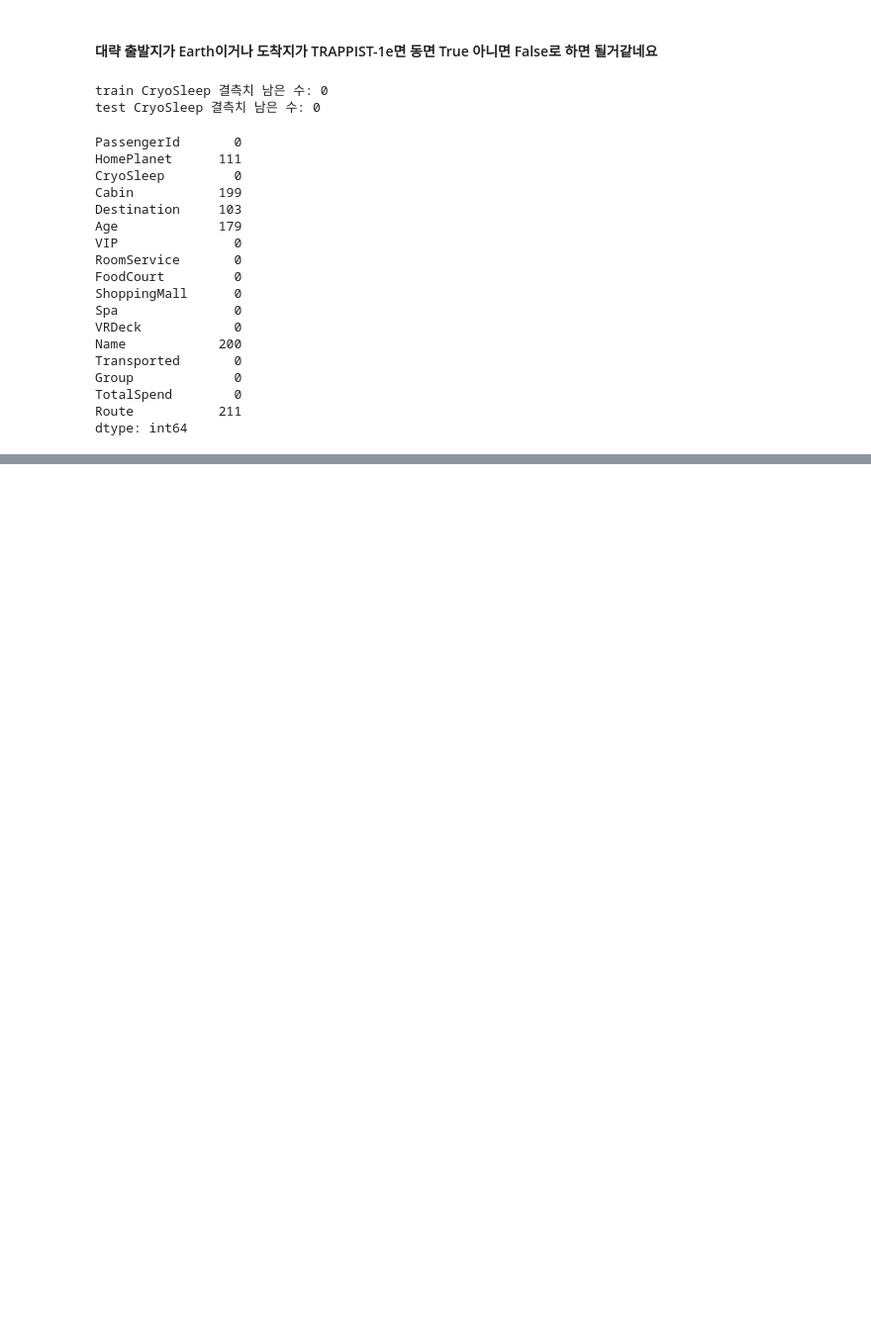
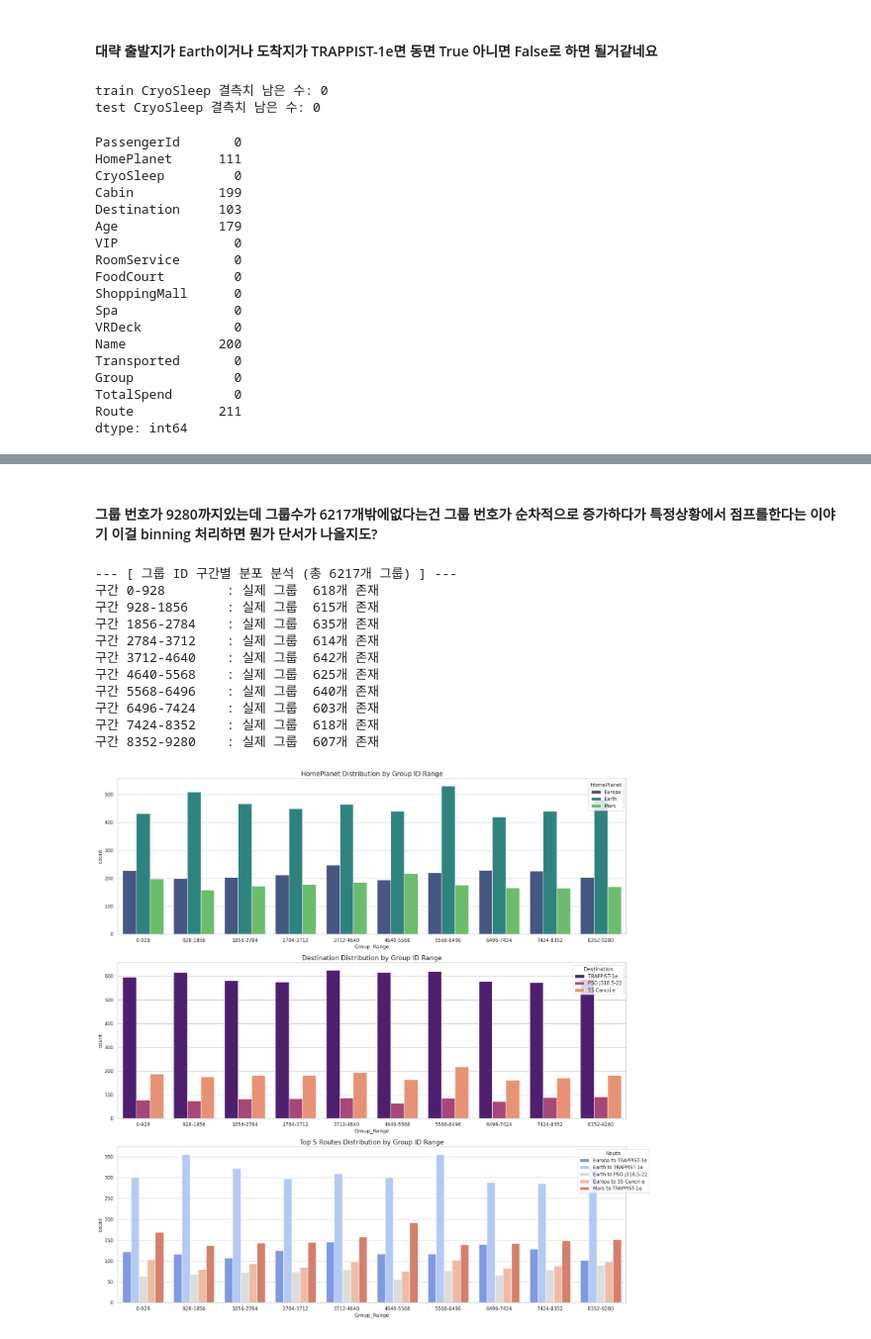
Before and after one commit to ohmanbo/AIFFEL_quest_eng, a Jupyter notebook: Main_Quest/Quest01/titanic.ipynb, the cells around one changed output, grey strips where cells are left out. Shown at 99% size. Cells and saved outputs as stored; diff of their text form; code cells hidden in the pictures; blank space fills up the shorter version.

```diff
--- a/Main_Quest/Quest01/titanic.ipynb
+++ b/Main_Quest/Quest01/titanic.ipynb
@@ -553,9 +506,0 @@ plt.show()
-# %%
-# 1. Earth -> TRAPPIST-1e 경로인 승객 중 CryoSleep이 NaN인 경우
-# 확률이 66%로 높으므로 True로 채워주는 전략을 쓸 수 있습니다.
-mask = (train['HomePlanet'] == 'Earth') & (train['Destination'] == 'TRAPPIST-1e') & (train['CryoSleep'].isnull())
-train.loc[mask, 'CryoSleep'] = True
-
-# test 데이터에도 동일하게 적용
-mask_test = (test['HomePlanet'] == 'Earth') & (test['Destination'] == 'TRAPPIST-1e') & (test['CryoSleep'].isnull())
-test.loc[mask_test, 'CryoSleep'] = True
@@ -561,0 +571,62 @@ test.loc[mask_test, 'CryoSleep'] = True
+# %% [markdown]
+#### 그룹 번호가 9280까지있는데 그룹수가 6217개밖에없다는건 그룹 번호가 순차적으로 증가하다가 특정상황에서 점프를한다는 이야기 이걸 binning 처리하면 뭔가 단서가 나올지도?
+# %%
+train['Group_Num'] = train['PassengerId'].apply(lambda x: int(x.split('_')[0]))
+
+# 2. 구간(Bin) 생성: 0부터 9280까지를 10등분
+# 범위를 9280 근처로 잡거나 데이터의 max값으로 잡습니다.
+max_group = train['Group_Num'].max()
+bins = np.linspace(0, max_group, 11) # 11개 지점을 찍어야 10개 구간이 생김
+labels = [f"{int(bins[i])}-{int(bins[i+1])}" for i in range(10)]
+
+# 3. Binning 적용
+train['Group_Range'] = pd.cut(train['Group_Num'], bins=bins, labels=labels, include_lowest=True)
+
+# 4. 결과 보고 (텍스트)
+print(f"--- [ 그룹 ID 구간별 분포 분석 (총 {train['Group'].nunique()}개 그룹) ] ---")
+group_distribution = train.groupby('Group_Range')['Group'].nunique()
+
+for range_name, count in group_distribution.items():
+    # 해당 구간에 실제 존재하는 그룹 수와, 번호상의 간격 내 밀도를 계산
+    print(f"구간 {range_name:12} : 실제 그룹 {count:4}개 존재")
+
+sns.set_theme(style="whitegrid")
+plt.figure(figsize=(18, 18))
+
+# 1. 그룹 구간 vs 출발지 (HomePlanet)
+plt.subplot(3, 1, 1)
+sns.countplot(data=train, x='Group_Range', hue='HomePlanet', palette='viridis')
+plt.title('HomePlanet Distribution by Group ID Range', fontsize=15)
+plt.legend(title='HomePlanet', loc='upper right')
+
+# 2. 그룹 구간 vs 도착지 (Destination)
+plt.subplot(3, 1, 2)
+sns.countplot(data=train, x='Group_Range', hue='Destination', palette='magma')
+plt.title('Destination Distribution by Group ID Range', fontsize=15)
+plt.legend(title='Destination', loc='upper right')
+
+# 3. 그룹 구간 vs 출발지-도착지 (Route)
+# 노이즈를 줄이기 위해 상위 5개 주요 경로만 추출해서 비교합니다.
+top_routes = train['Route'].value_counts().nlargest(5).index
+train_top_routes = train[train['Route'].isin(top_routes)]
+
+plt.subplot(3, 1, 3)
+sns.countplot(data=train_top_routes, x='Group_Range', hue='Route', palette='coolwarm')
+plt.title('Top 5 Routes Distribution by Group ID Range', fontsize=15)
+plt.legend(title='Route', loc='upper right', bbox_to_anchor=(1.05, 1))
+
+plt.tight_layout()
+plt.show()
+# %% [output]
+--- [ 그룹 ID 구간별 분포 분석 (총 6217개 그룹) ] ---
+구간 0-928        : 실제 그룹  618개 존재
+구간 928-1856     : 실제 그룹  615개 존재
+구간 1856-2784    : 실제 그룹  635개 존재
+구간 2784-3712    : 실제 그룹  614개 존재
+구간 3712-4640    : 실제 그룹  642개 존재
+구간 4640-5568    : 실제 그룹  625개 존재
+구간 5568-6496    : 실제 그룹  640개 존재
+구간 6496-7424    : 실제 그룹  603개 존재
+구간 7424-8352    : 실제 그룹  618개 존재
+구간 8352-9280    : 실제 그룹  607개 존재
+[figure, added]
```
Also changed, not shown: parts of 101 cells of this notebook, 1 other file.
